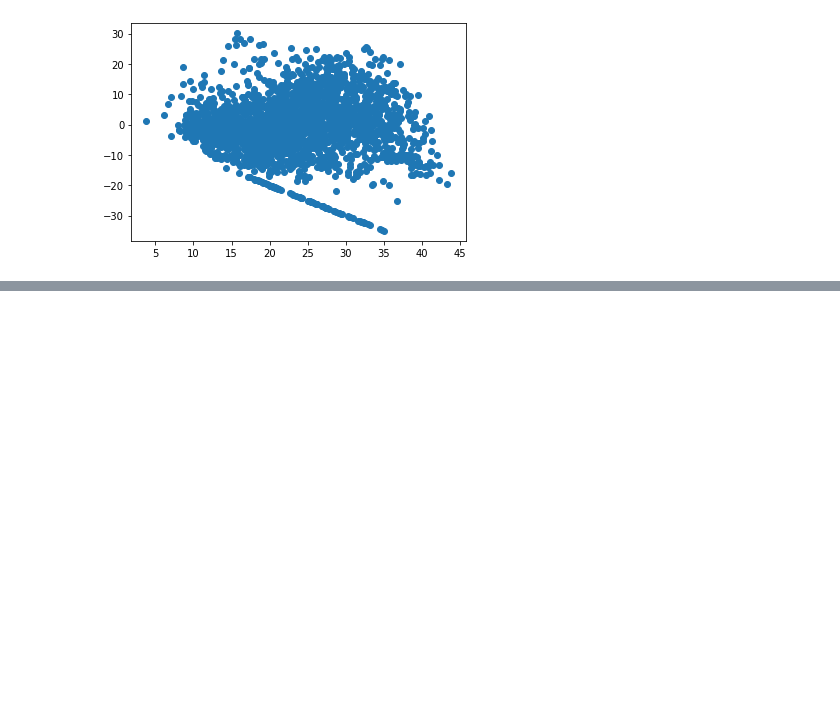
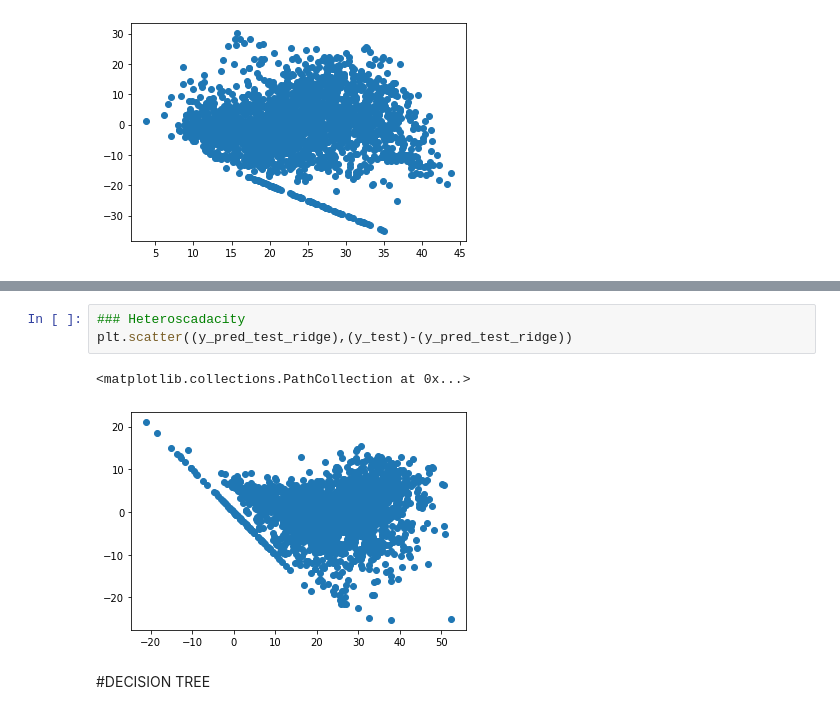
Before and after one commit to PrateekKumar88888/Bike-Sharing-Demand-Prediction---Capstone-Project, a Jupyter notebook: Copy_of_Bike_Sharing_Demand_Prediction_Capstone_Project.ipynb, the cells around one changed output, grey strips where cells are left out. Cells and saved outputs as stored; diff of their text form; blank space fills up the shorter version.

```diff
--- a/Copy_of_Bike_Sharing_Demand_Prediction_Capstone_Project.ipynb
+++ b/Copy_of_Bike_Sharing_Demand_Prediction_Capstone_Project.ipynb
@@ -1154,0 +1288,8 @@ plt.scatter((y_pred_test_lasso),(y_test-y_pred_test_lasso))
+# %%
+### Heteroscadacity
+plt.scatter((y_pred_test_ridge),(y_test)-(y_pred_test_ridge))
+# %% [output]
+<matplotlib.collections.PathCollection at 0x...>
+[figure, added]
+# %% [markdown]
+#DECISION TREE
```
Also changed, not shown: parts of 84 cells of this notebook.
